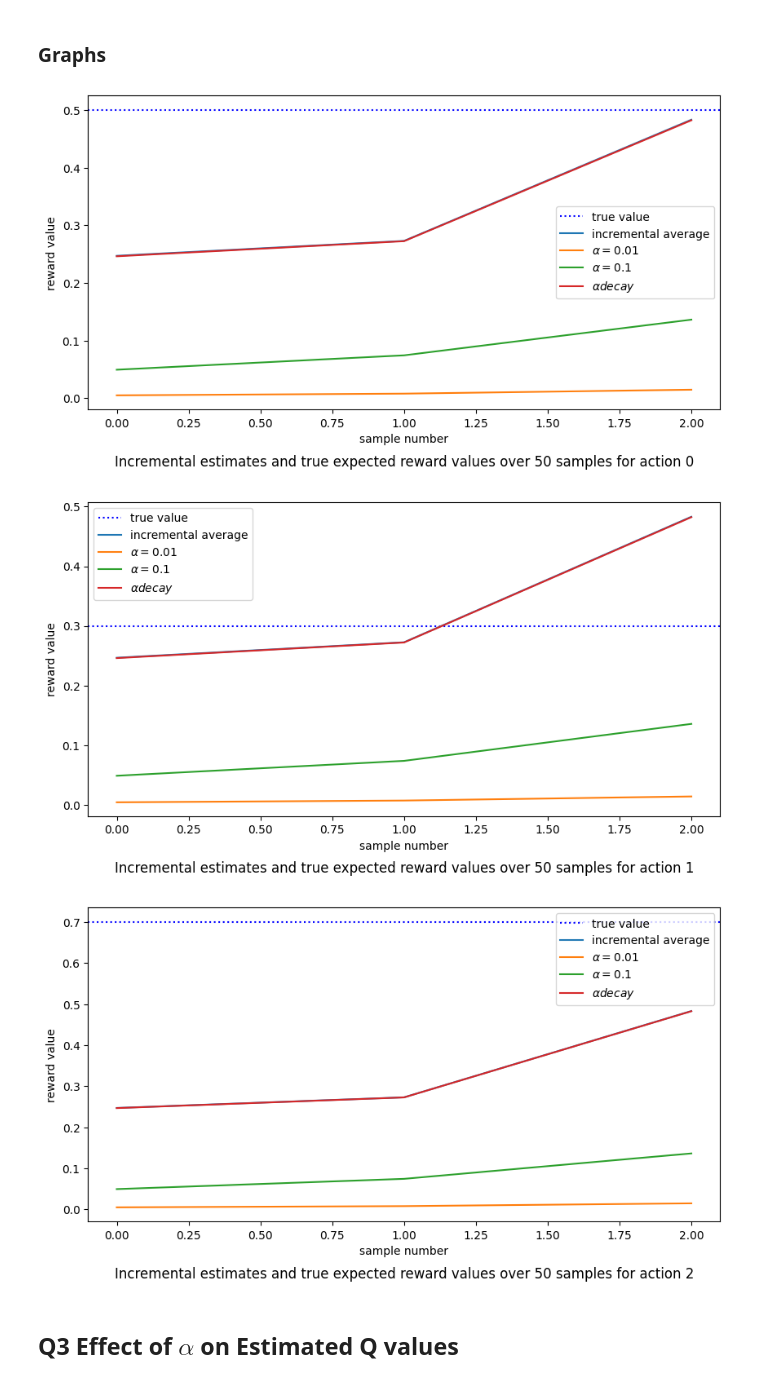
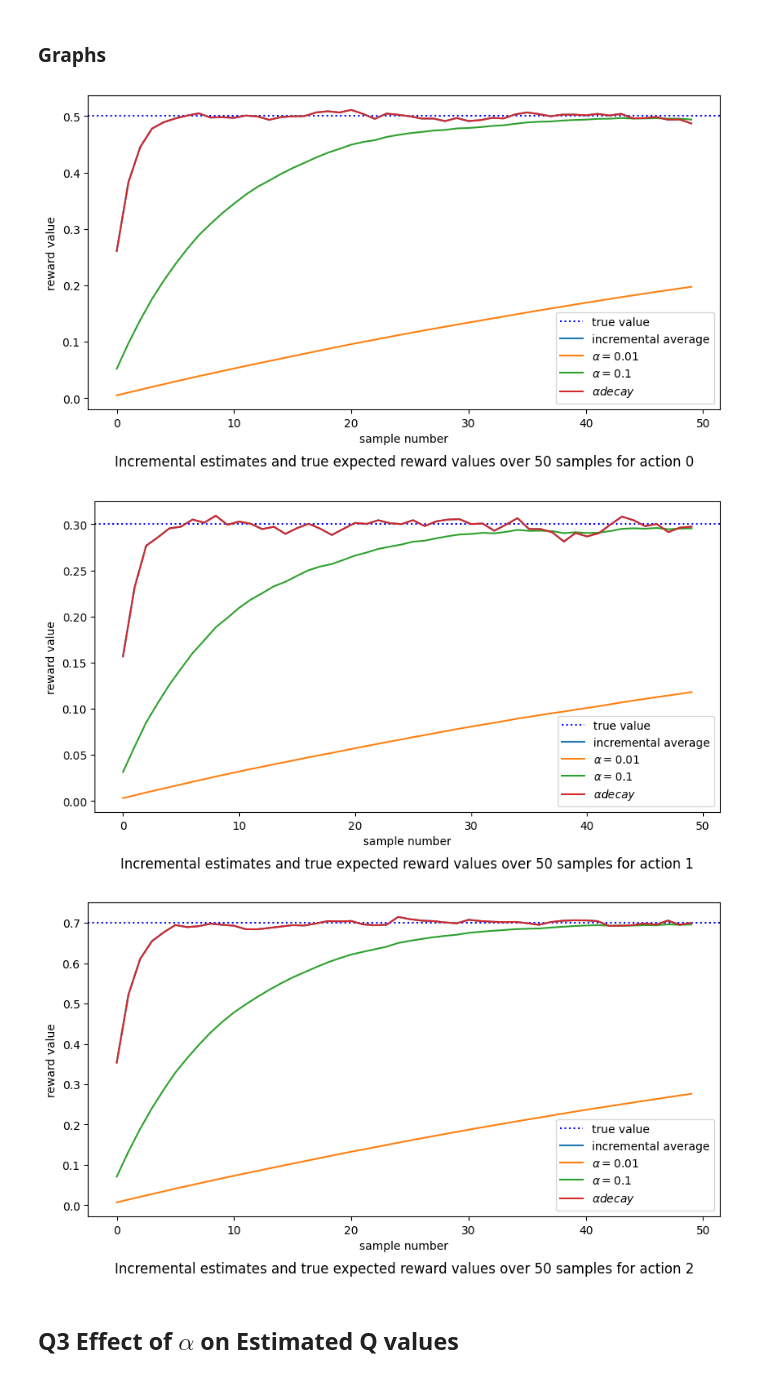
Before and after one commit to ma-nadeau/BanditAlgorithms, a Jupyter notebook: COMP579_Assignment1_sample_code.ipynb, the cells around one changed output. Saved outputs shown, nothing was run; the diff lists cells and outputs as text; code cells hidden in the pictures.

```diff
--- a/COMP579_Assignment1_sample_code.ipynb
+++ b/COMP579_Assignment1_sample_code.ipynb
@@ -52,12 +52,7 @@ class GaussianBandit:
     self.variance = variance
 
   def sample(self, arm_index):
-    if arm_index < 0 and arm_index > self.num_arms:
-      raise ValueError("arm_index is out of range")
-
-    sample_mean = self.mean[arm_index]
-    variance = self.variance
-    return np.random.normal(loc=sample_mean, scale=variance)
+    return np.random.normal(self.mean[arm_index], self.variance, num_samples)
 # %%
 # TODO: Done
 delta = 0.2
@@ -84,7 +79,7 @@ for action in actions:
 
   # TODO: Done
   true_value = means[action]
-  estimated_value = action_rewards[action]
+  estimated_value = np.mean(action_rewards[action])
 
   # draw the line of the true value
   line_true_val = ax.axhline(y = true_value, color = 'b', linestyle = ':', label = "true value")
@@ -168,33 +163,33 @@ def updateDecaying(reward_samples, alpha_0=0.5, lambda_=0.01, p=0.5):
 # %%
 for action in actions:
   fig, ax = plt.subplots()
 
   # TODO:
-  incr_avgs = list(updateAvg(action_rewards))
-  alpha_1_percent = list(update(action_rewards, 0.01))
-  alpha_10_percent = list(update(action_rewards, 0.1))
-  alpha_decay = list(updateDecaying(action_rewards))
+  incr_avgs = list(updateAvg(action_rewards[action]))
+  alpha_1_percent = list(update(action_rewards[action], 0.01))
+  alpha_10_percent = list(update(action_rewards[action], 0.1))
+  alpha_decay = list(updateDecaying(action_rewards[action]))
   true_value = means[action]
 
   # draw the true value line
   line_true_val = ax.axhline(y = true_value, color = 'b', linestyle = ':', label = "true value")
 
   # plot incremental values for averaging, alpha = 0.01, alpha = 0.1
   plt_incr_avgs, = ax.plot(incr_avgs, label = "incremental average")
   plt_alpha_1_percent, = ax.plot(alpha_1_percent, label = r"$\alpha = 0.01$")
   plt_alpha_10_percent, = ax.plot(alpha_10_percent, label = r"$\alpha = 0.1$")
   plt_alpha_decay, = ax.plot(alpha_decay, label = r"$\alpha decay$")
 
   ax.set_xlabel("sample number")
   ax.set_ylabel("reward value")
   ax.set_title("Incremental estimates and true expected reward values over 50 samples for action %s" %action, y=-0.2)
 
   # show the legend with the labels of the line
   ax.legend(handles=[line_true_val, plt_incr_avgs, plt_alpha_1_percent, plt_alpha_10_percent, plt_alpha_decay])
 # %% [output]
-[figure, old version]
+[figure, new version]
-[figure, old version]
+[figure, new version]
-[figure, old version]
+[figure, new version]
 # %% [markdown]
 ## Q3 Effect of $α$ on Estimated Q values
 # %%
```
Also changed, not shown: parts of 1 cell of this notebook.
